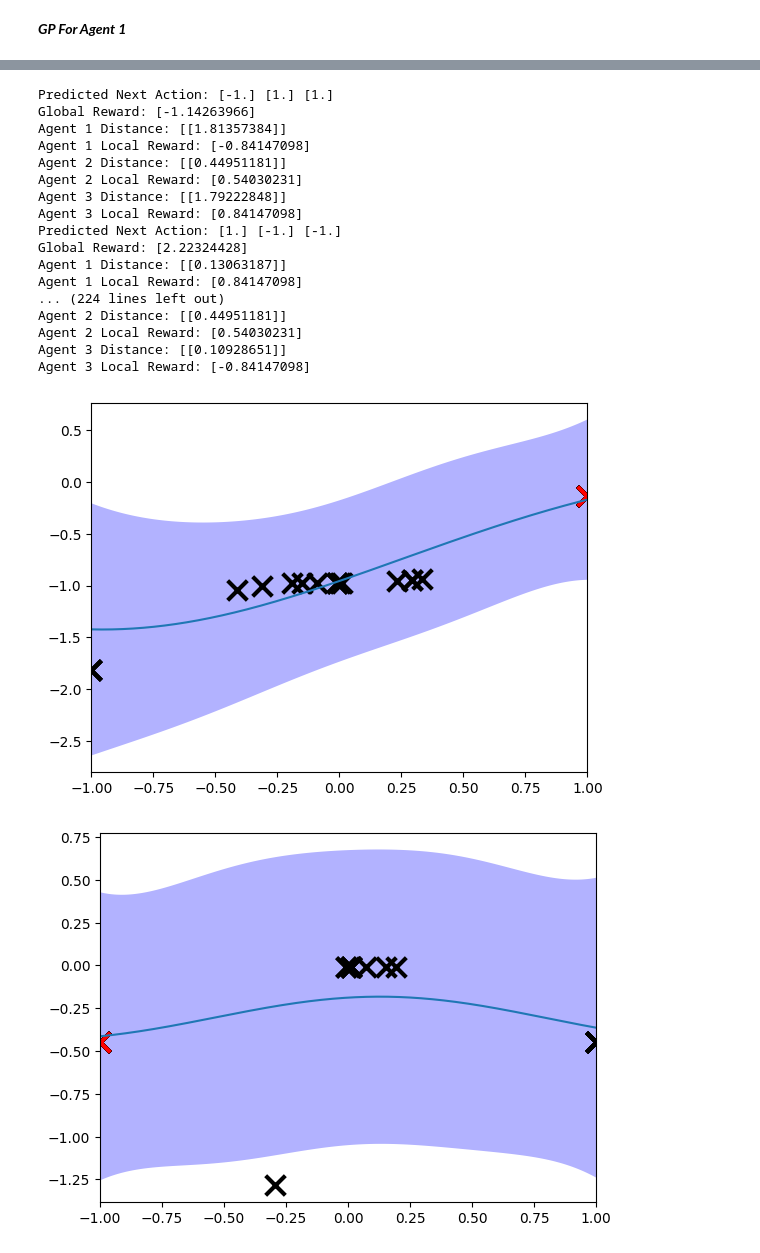
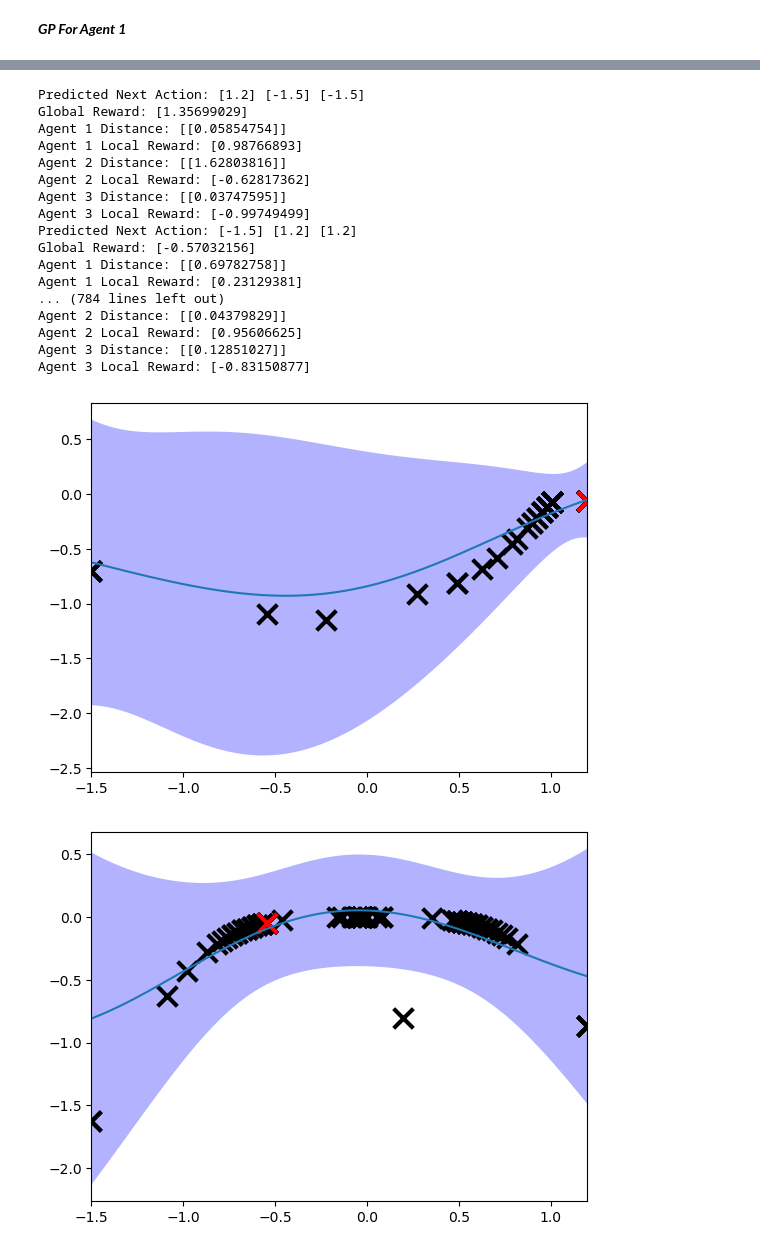
Before and after one commit to DimitrisGkoutzounis/SafeOpt-MAS, a Jupyter notebook: experiments/notebooks/blackbox/local_global_gp.ipynb, the cells around one changed output, grey strips where cells are left out. Drawn from its saved outputs; the diff is of its cells as text; code cells hidden in the pictures.

```diff
--- a/experiments/notebooks/blackbox/local_global_gp.ipynb
+++ b/experiments/notebooks/blackbox/local_global_gp.ipynb
@@ -152,7 +155,7 @@ class Agent_gp:
         self.gp_dist = GPy.models.GPRegression(np.asarray([[self.action0_x]]),self.dist0,self.kern_opt) # GP(local Reward, initial distance)
         self.safety = -np.inf
         print('Safety:', self.safety)
-        self.opt_dist = safeopt.SafeOpt(self.gp_dist,self.parameter_space,self.safety,beta=1.5, threshold=1)
+        self.opt_dist = safeopt.SafeOpt(self.gp_dist,self.parameter_space,self.safety,beta=0.5, threshold=1)
 
 
         # self.gp_dist = GPy.models.GPRegression(self.action0,self.dist0,self.kern_opt)
@@ -218,7 +221,7 @@ class Agent_gp:
         self.opt_dist.plot(1000)
 # %%
 bounds = (np.min(x1),np.max(x1))
-bounds = (-1,1)
+bounds = (-1.5,1.2)
 
 # Define the specified range around 0
 range_min, range_max = -0.3, 0.3
@@ -264,42 +267,42 @@ Safety: -inf
 # %%
 global_rewards = []
 # %%
-for i in range(30):
+for i in range(100):
 
     x_next1 = agent1.predict_local()
     x_next2 = agent2.predict_local()
     x_next3 = agent3.predict_local()
     print('Predicted Next Action:',x_next1,x_next2,x_next3)
 
     global_reward = np.sin(x_next1**3) + np.cos(x_next2**2) - np.sin(x_next3)
     global_rewards.append(global_reward)
     print('Global Reward:', global_reward)
 
     agent1.update_local(x_next1)
     agent2.update_local(x_next2)
     agent3.update_local(x_next3)
 
 
 agent1.plot_local_opt()
 agent2.plot_local_opt()
 agent3.plot_local_opt()
 # %% [output]
-Predicted Next Action: [-1.] [1.] [1.]
-Global Reward: [-1.14263966]
-Agent 1 Distance: [[1.81357384]]
-Agent 1 Local Reward: [-0.84147098]
-Agent 2 Distance: [[0.44951181]]
-Agent 2 Local Reward: [0.54030231]
-Agent 3 Distance: [[1.79222848]]
-Agent 3 Local Reward: [0.84147098]
-Predicted Next Action: [1.] [-1.] [-1.]
-Global Reward: [2.22324428]
-Agent 1 Distance: [[0.13063187]]
-Agent 1 Local Reward: [0.84147098]
-... (224 lines left out)
-Agent 2 Distance: [[0.44951181]]
-Agent 2 Local Reward: [0.54030231]
-Agent 3 Distance: [[0.10928651]]
-Agent 3 Local Reward: [-0.84147098]
+Predicted Next Action: [1.2] [-1.5] [-1.5]
+Global Reward: [1.35699029]
+Agent 1 Distance: [[0.05854754]]
+Agent 1 Local Reward: [0.98766893]
+Agent 2 Distance: [[1.62803816]]
+Agent 2 Local Reward: [-0.62817362]
+Agent 3 Distance: [[0.03747595]]
+Agent 3 Local Reward: [-0.99749499]
+Predicted Next Action: [-1.5] [1.2] [1.2]
+Global Reward: [-0.57032156]
+Agent 1 Distance: [[0.69782758]]
+Agent 1 Local Reward: [0.23129381]
+... (784 lines left out)
+Agent 2 Distance: [[0.04379829]]
+Agent 2 Local Reward: [0.95606625]
+Agent 3 Distance: [[0.12851027]]
+Agent 3 Local Reward: [-0.83150877]
-[figure, old version]
+[figure, new version]
-[figure, old version]
+[figure, new version]
```
Also changed, not shown: parts of 9 cells of this notebook, 25 other files.
